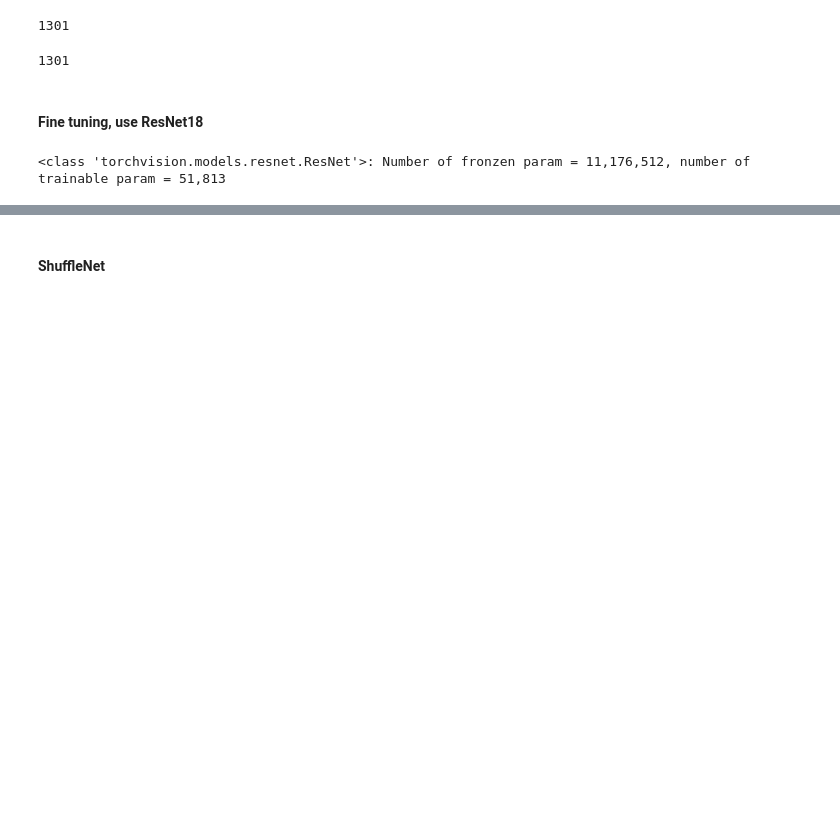
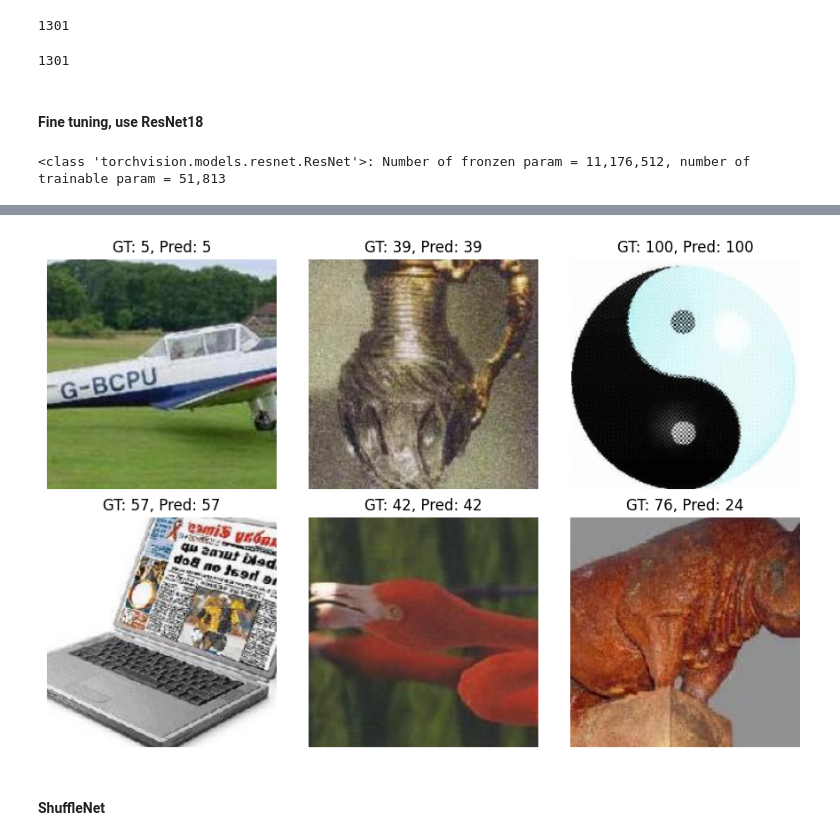
Before and after one commit to bhaw10/caltech101-cs728, a Jupyter notebook: V_1_Caltech101_assignment.ipynb, the cells around one changed output, grey strips where cells are left out. Saved outputs shown, nothing was run; the diff lists cells and outputs as text; code cells hidden in the pictures; blank space fills up the shorter version.

```diff
--- a/V_1_Caltech101_assignment.ipynb
+++ b/V_1_Caltech101_assignment.ipynb
@@ -146,7 +141,6 @@ torch.version.cuda: 12.8
 
 dataset = datasets.Caltech101(root="./data",download=True, transform=transform)
 classes = dataset.categories'''
-
 import random
 
 def seed_everything(seed=42):
@@ -167,17 +161,20 @@ def seed_everything(seed=42):
         np.random.seed(worker_seed)
         random.seed(worker_seed)
 
-    return _worker_init
-worker_init_fn = seed_everything(42)
+    g = torch.Generator().manual_seed(seed)
 
-transform = transforms.Compose([
+    return _worker_init, g
+
+worker_init_fn, g = seed_everything(42)
+
+'''transform = transforms.Compose([
     transforms.Resize(256),
     transforms.CenterCrop(224),
     transforms.Lambda(lambda img: img.convert("RGB")),
     transforms.ToTensor(),
     transforms.Normalize(mean=imagenet_mean, std=imagenet_std)
-])
-dataset = datasets.Caltech101(root='./data', download=True, transform=transform)
+])'''
+dataset = datasets.Caltech101(root='./data', download=True)
 classes = dataset.categories
 # %%
 val_size = int(0.15 * len(dataset))
@@ -279,18 +307,18 @@ frozen_resnet18 = frozen_resnet18.to(device)
 # Print stats after fine-tuning setup
 print_model_weight_stats(frozen_resnet18)
 frozen_resnet18 = frozen_resnet18.to(device)
-
-#Loss & Optimizer
-# -----------------------------
-def get_loss_and_opt(model, lr, loss='ce'):
-    if loss == 'ce':
-        criterion = nn.CrossEntropyLoss()
-    optimizer = optim.Adam(model.parameters(), lr=lr)
-    return criterion, optimizer
-lr = 1e-2
-criterion, optimizer = get_loss_and_opt(frozen_resnet18, lr, 'ce')
 # %% [output]
 <class 'torchvision.models.resnet.ResNet'>: Number of fronzen param = 11,176,512, number of trainable param = 51,813
+# %%
+#Loss & Optimizer
+# -----------------------------
+def get_loss_and_opt(model, lr, loss='ce'):
+    if loss == 'ce':
+        criterion = nn.CrossEntropyLoss()
+    optimizer = optim.Adam(model.parameters(), lr=lr, weight_decay=0)
+    return criterion, optimizer
+lr = 1e-2
+criterion, optimizer = get_loss_and_opt(frozen_resnet18, lr, 'ce')
 # %%
 ## Your code
 import torch.nn.functional as F
@@ -526,3 +554,7 @@ Test Loss: 0.2624, Test Accuracy: 93.31%
+# %%
+visualize_predictions(resnet18, test_dataset, device)
+# %% [output]
+[figure, added]
 # %% [markdown]
 #### ShuffleNet
 # %%
```
Also changed, not shown: parts of 25 cells of this notebook.
